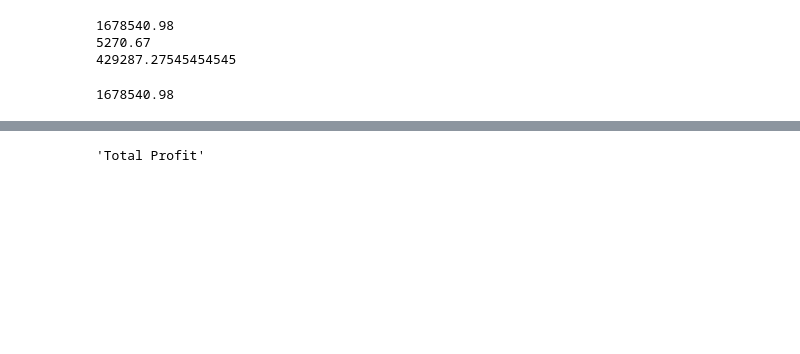
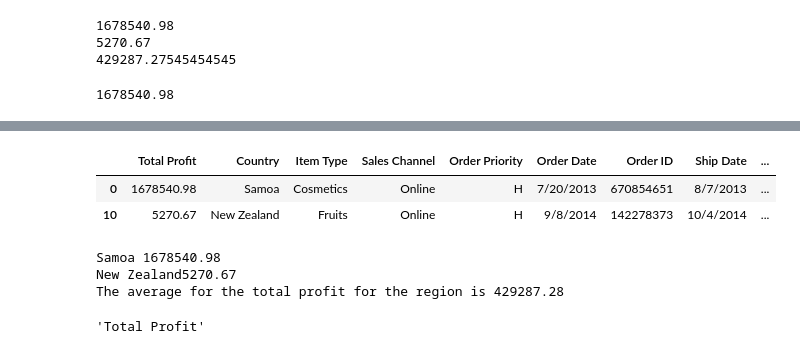
Before and after one commit to shimossa/ISYS5002_Assignment_One, a Jupyter notebook: ISYS5002_ELP_2021_20484040.ipynb, the cells around one changed output, grey strips where cells are left out. Saved outputs shown, nothing was run; the diff lists cells and outputs as text; code cells hidden in the pictures; blank space fills up the shorter version.

Commit message:
used iloc to find the max, min and mean

```diff
--- a/ISYS5002_ELP_2021_20484040.ipynb
+++ b/ISYS5002_ELP_2021_20484040.ipynb
@@ -159,0 +166,10 @@ organised_data
+# %%
+dff = pd.read_csv('sales_fixed.csv')
+# %%
+#using concat to get the max and min
+max_min = pd.concat([dff.head(1), dff.tail(1)])
+max_min
+# %% [output]
+|  | Total Profit | Country | Item Type | Sales Channel | Order Priority | Order Date | Order ID | Ship Date | ... |
+| 0 | 1678540.98 | Samoa | Cosmetics | Online | H | 7/20/2013 | 670854651 | 8/7/2013 | ... |
+| 10 | 5270.67 | New Zealand | Fruits | Online | H | 9/8/2014 | 142278373 | 10/4/2014 | ... |
@@ -160,3 +183,18 @@ organised_data
+# %%
+#Using iloc to find the data for max and min profit
+max_prof = dff.iloc[0,0]
+max_country = dff.iloc[0,1]
+min_prof = dff.iloc[10,0]
+min_country = dff.iloc[10,1]
+mean_prof = round(dff["Total Profit"].mean(),2)
+
+print(max_country + str(max_prof))
+print(min_country + str(min_prof))
+print("The average for the total profit for the region is " + str(mean_prof))
+# %% [output]
+Samoa 1678540.98
+New Zealand5270.67
+The average for the total profit for the region is 429287.28
 # %%
 cols[12]
 # %% [output]
```
Also changed, not shown: parts of 5 cells of this notebook.
